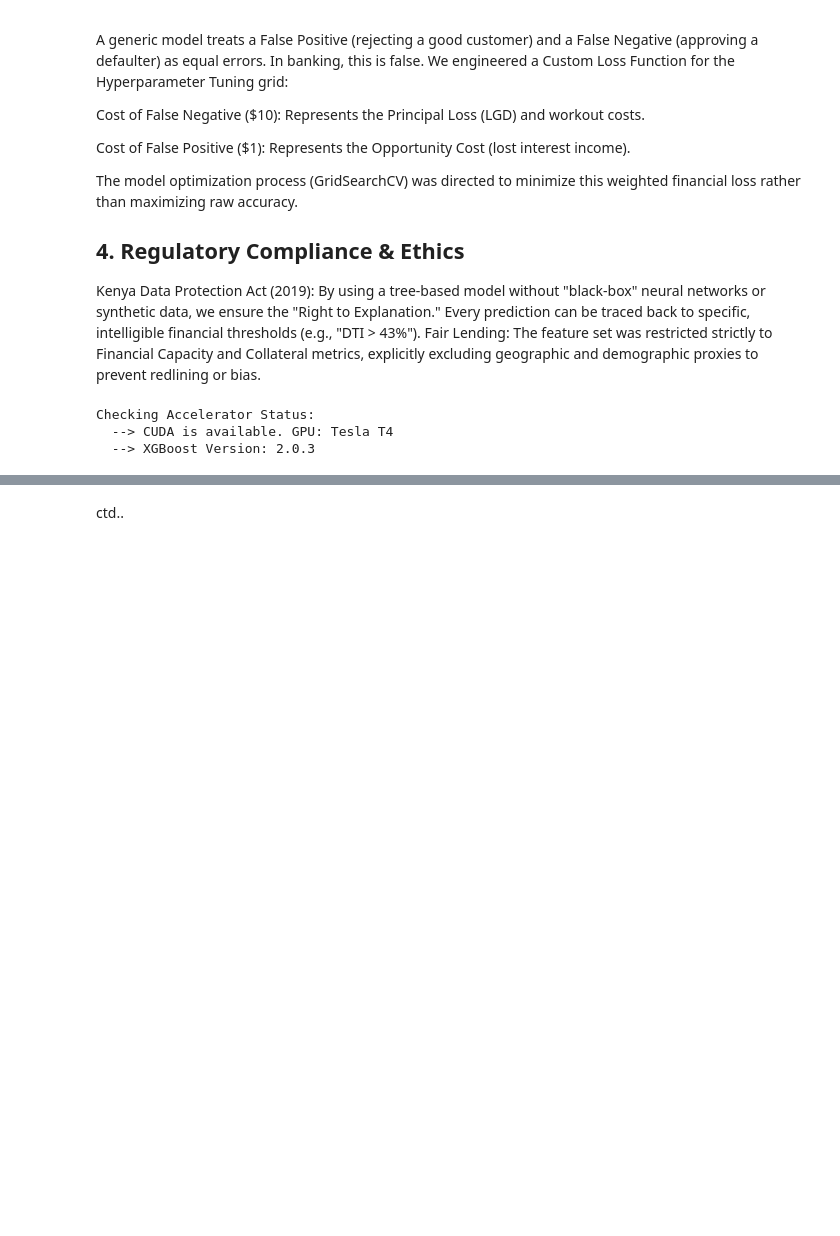
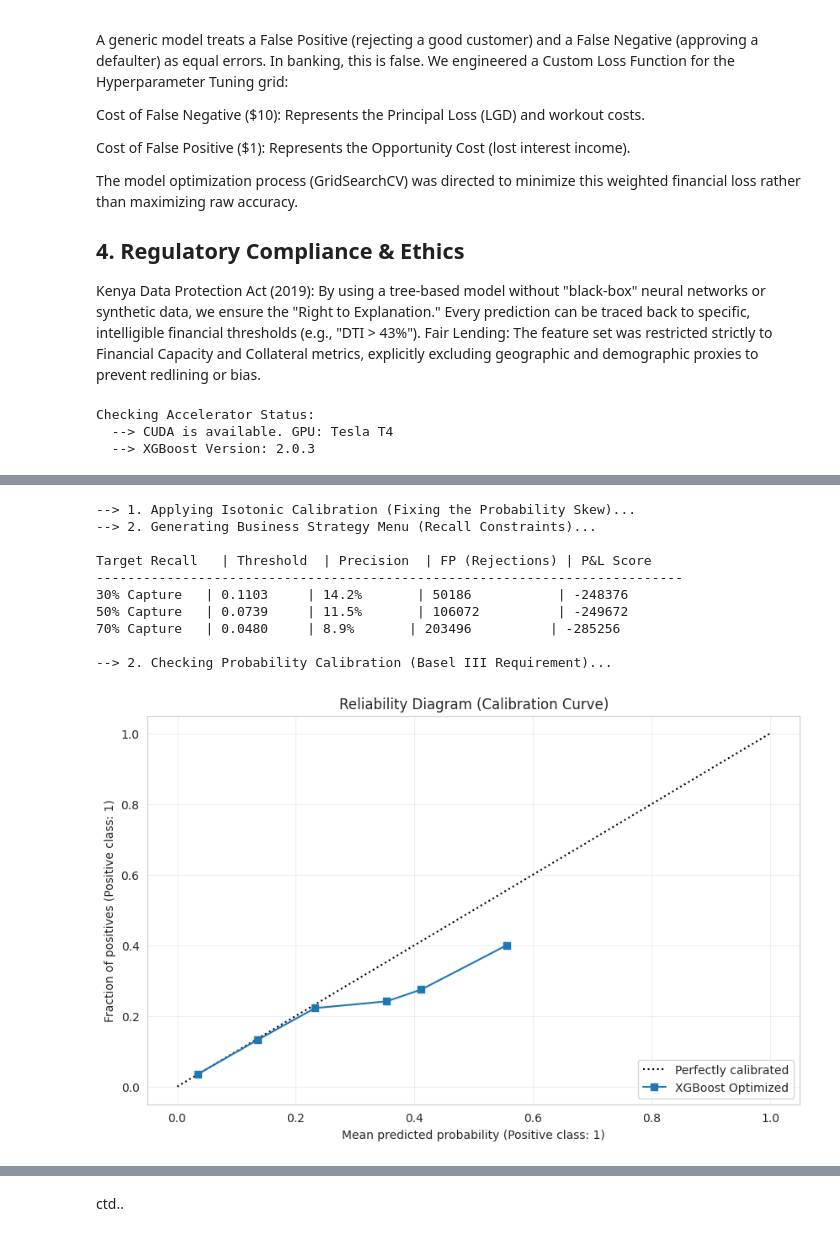
Before and after one commit to mgkEdits/credit-risk-assessment-system, a Jupyter notebook: creditriskmodel-me-fa.ipynb, the cells around one changed output, grey strips where cells are left out. Saved outputs shown, nothing was run; the diff lists cells and outputs as text; code cells hidden in the pictures; blank space fills up the shorter version.

```diff
--- a/creditriskmodel-me-fa.ipynb
+++ b/creditriskmodel-me-fa.ipynb
@@ -625,0 +714,58 @@ The figure layout has changed to tight
+# %%
+from sklearn.calibration import CalibratedClassifierCV
+from sklearn.metrics import precision_recall_curve
+
+def fix_and_strategize(model, X_train, y_train, X_test, y_test):
+    print("--> 1. Applying Isotonic Calibration (Fixing the Probability Skew)...")
+
+    # Wrap the existing XGBoost model to adjust its probabilities
+    # method='isotonic' is best for non-parametric correction
+    calibrated_model = CalibratedClassifierCV(model, method='isotonic', cv='prefit')
+    calibrated_model.fit(X_train, y_train)
+
+    # Get corrected probabilities
+    probs_calibrated = calibrated_model.predict_proba(X_test)[:, 1]
+
+    print("--> 2. Generating Business Strategy Menu (Recall Constraints)...")
+    precision, recall, thresholds = precision_recall_curve(y_test, probs_calibrated)
+
+    # We want to see what happens at specific Recall Targets (30%, 50%, 70%)
+    targets = [0.30, 0.50, 0.70]
+
+    print(f"\n{'Target Recall':<15} | {'Threshold':<10} | {'Precision':<10} | {'FP (Rejections)':<15} | {'P&L Score':<15}")
+    print("-" * 75)
+
+    for target in targets:
+        # Find threshold closest to target recall
+        idx = (np.abs(recall - target)).argmin()
+        thresh = thresholds[idx]
+        prec = precision[idx]
+
+        # Calculate Financials
+        y_pred = (probs_calibrated >= thresh).astype(int)
+        cm = confusion_matrix(y_test, y_pred)
+        tn, fp, fn, tp = cm.ravel()
+        loss = (fn * 10) + (fp * 1) # Using your Cost Constants
+
+        print(f"{target:.0%} Capture   | {thresh:.4f}     | {prec:.1%}       | {fp:<15} | -{loss}")
+
+    return calibrated_model, probs_calibrated
+
+# --- EXECUTE ---
+# We use the trained 'best_model' from the previous step
+calibrated_model, new_probs = fix_and_strategize(best_model, X_train, y_train, X_test, y_test)
+
+# Check Calibration Curve AGAIN to see the improvement
+plot_calibration_curve(y_test, new_probs)
+# %% [output]
+--> 1. Applying Isotonic Calibration (Fixing the Probability Skew)...
+--> 2. Generating Business Strategy Menu (Recall Constraints)...
+
+Target Recall   | Threshold  | Precision  | FP (Rejections) | P&L Score
+---------------------------------------------------------------------------
+30% Capture   | 0.1103     | 14.2%       | 50186           | -248376
+50% Capture   | 0.0739     | 11.5%       | 106072          | -249672
+70% Capture   | 0.0480     | 8.9%       | 203496          | -285256
+
+--> 2. Checking Probability Calibration (Basel III Requirement)...
+[figure, added]
```
Also changed, not shown: parts of 8 cells of this notebook.
